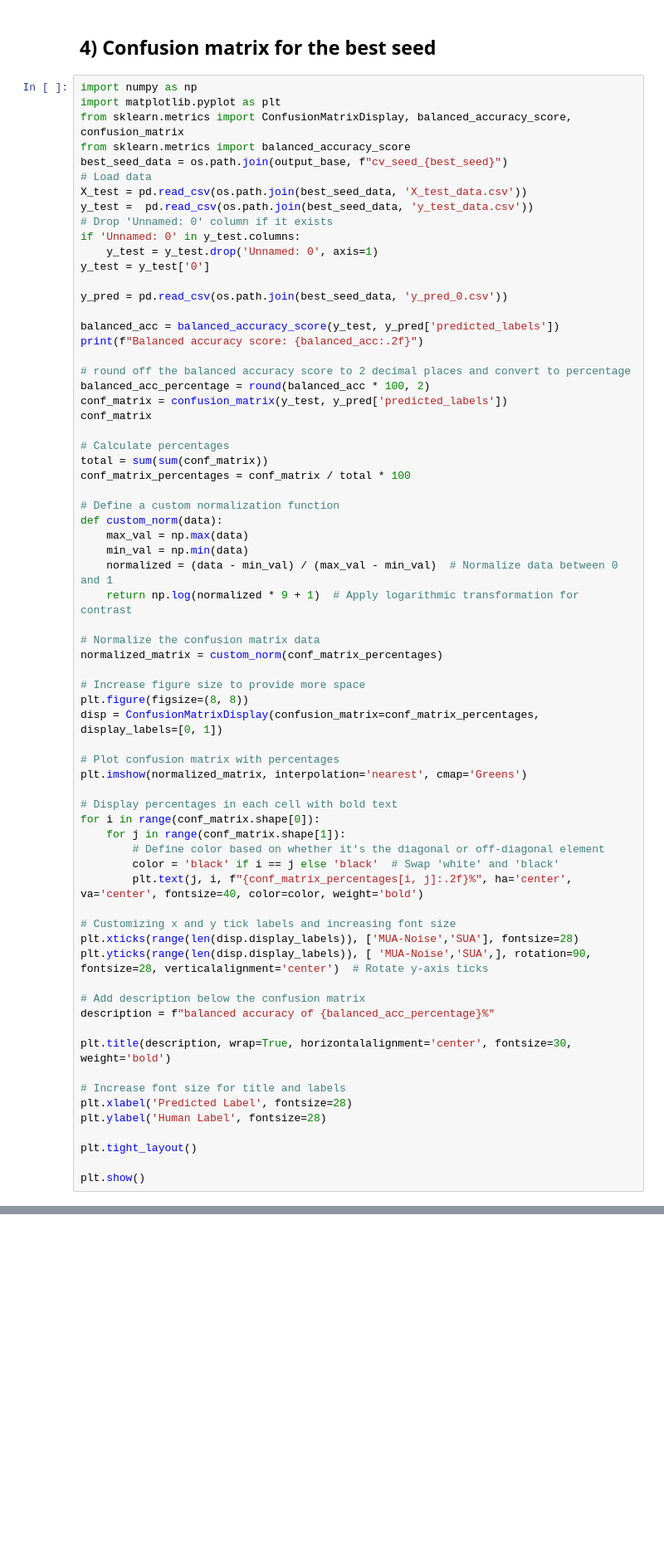
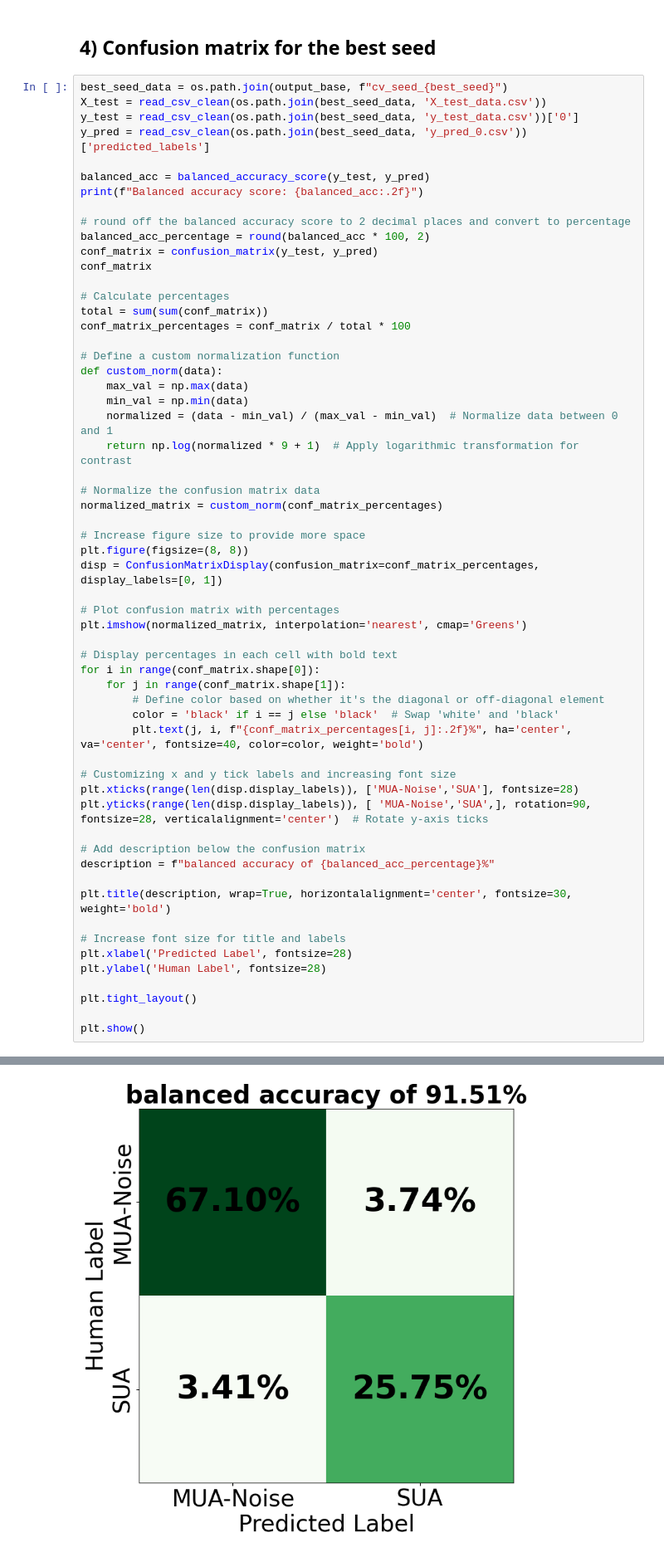
Before and after one commit to anoushkajain/UnitRefine, a Jupyter notebook: UnitRefine/plots/SHAP_plots.ipynb, the cells around one changed output, grey strips where cells are left out. Shown at 83% size. Drawn from its saved outputs; the diff is of its cells as text; blank space fills up the shorter version.

```diff
--- a/UnitRefine/plots/SHAP_plots.ipynb
+++ b/UnitRefine/plots/SHAP_plots.ipynb
@@ -398,27 +454,17 @@ plt.show()
 # %% [markdown]
 ## 4) Confusion matrix for the best seed
 # %%
-import numpy as np
-import matplotlib.pyplot as plt
-from sklearn.metrics import ConfusionMatrixDisplay, balanced_accuracy_score, confusion_matrix
-from sklearn.metrics import balanced_accuracy_score
 best_seed_data = os.path.join(output_base, f"cv_seed_{best_seed}")
-# Load data
-X_test = pd.read_csv(os.path.join(best_seed_data, 'X_test_data.csv'))
-y_test =  pd.read_csv(os.path.join(best_seed_data, 'y_test_data.csv'))
-# Drop 'Unnamed: 0' column if it exists
-if 'Unnamed: 0' in y_test.columns:
-    y_test = y_test.drop('Unnamed: 0', axis=1)
-y_test = y_test['0']
+X_test = read_csv_clean(os.path.join(best_seed_data, 'X_test_data.csv'))
+y_test = read_csv_clean(os.path.join(best_seed_data, 'y_test_data.csv'))['0']
+y_pred = read_csv_clean(os.path.join(best_seed_data, 'y_pred_0.csv'))['predicted_labels']
 
-y_pred = pd.read_csv(os.path.join(best_seed_data, 'y_pred_0.csv'))
-
-balanced_acc = balanced_accuracy_score(y_test, y_pred['predicted_labels'])
+balanced_acc = balanced_accuracy_score(y_test, y_pred)
 print(f"Balanced accuracy score: {balanced_acc:.2f}")
 
 # round off the balanced accuracy score to 2 decimal places and convert to percentage
 balanced_acc_percentage = round(balanced_acc * 100, 2)
-conf_matrix = confusion_matrix(y_test, y_pred['predicted_labels'])
+conf_matrix = confusion_matrix(y_test, y_pred)
 conf_matrix
 
 # Calculate percentages
@@ -465,3 +511,4 @@ plt.ylabel('Human Label', fontsize=28)
 plt.tight_layout()
 
 plt.show()
+# %% [output]
@@ -467,0 +516 @@ plt.show()
+[figure, added]
```
Also changed, not shown: parts of 10 cells of this notebook.
